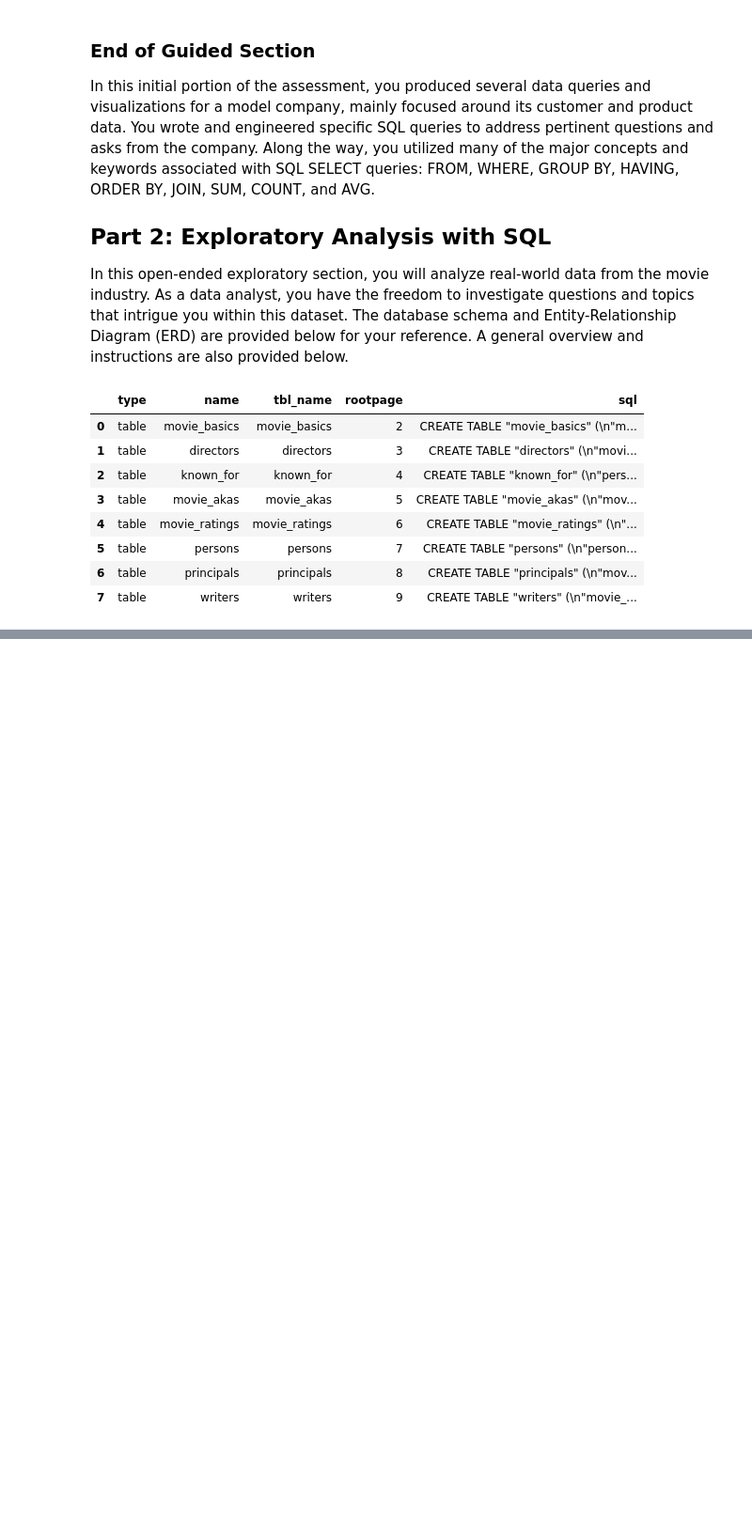
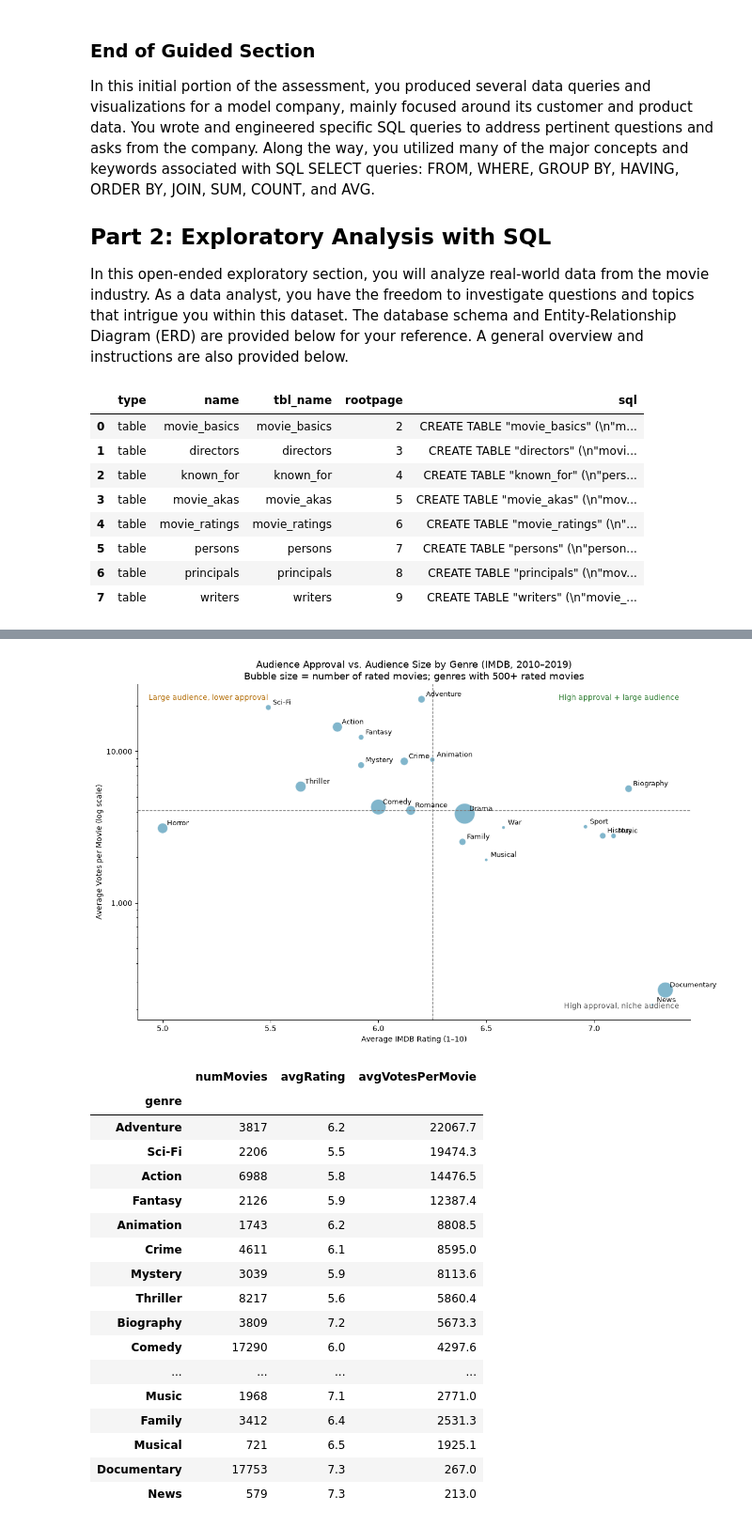
Before and after one commit to AtTieFighter23/dsc-sql-summative-lab, a Jupyter notebook: SQLSummativeLab.ipynb, the cells around one changed output, grey strips where cells are left out. Shown at 94% size. Drawn from its saved outputs; the diff is of its cells as text; code cells hidden in the pictures; blank space fills up the shorter version.

Commit message:
Part 2 exploration, business question, cleaning tasks

```diff
--- a/SQLSummativeLab.ipynb
+++ b/SQLSummativeLab.ipynb
@@ -556,0 +672,51 @@ None
+# %%
+# Business question visual: approval (rating) vs. audience size (votes per movie) by genre
+plot_df = genre_stats[genre_stats['numMovies'] >= 500].copy()
+plot_df['avgVotesPerMovie'] = plot_df['totalVotes'] / plot_df['numMovies']
+
+fig, ax = plt.subplots(figsize=(12, 7.5))
+ax.scatter(plot_df['avgRating'], plot_df['avgVotesPerMovie'],
+           s=plot_df['numMovies'] / 40, alpha=0.6, color='#2E86AB', edgecolor='white')
+for genre, row in plot_df.iterrows():
+    ax.annotate(genre, (row['avgRating'], row['avgVotesPerMovie']),
+                xytext=(6, 4), textcoords='offset points', fontsize=9)
+
+# Median lines split the chart into four quadrants
+x_med, y_med = plot_df['avgRating'].median(), plot_df['avgVotesPerMovie'].median()
+ax.axvline(x_med, color='grey', linestyle='--', linewidth=1)
+ax.axhline(y_med, color='grey', linestyle='--', linewidth=1)
+ax.text(0.98, 0.97, 'High approval + large audience', transform=ax.transAxes, ha='right', va='top', color='#2E7D32', fontsize=10)
+ax.text(0.02, 0.97, 'Large audience, lower approval', transform=ax.transAxes, ha='left', va='top', color='#B26A00', fontsize=10)
+ax.text(0.98, 0.03, 'High approval, niche audience', transform=ax.transAxes, ha='right', va='bottom', color='#555555', fontsize=10)
+
+ax.set_yscale('log')
+ax.yaxis.set_major_formatter(plt.FuncFormatter(lambda y, _: f'{y:,.0f}'))
+ax.set_title('Audience Approval vs. Audience Size by Genre (IMDB, 2010–2019)\n'
+             'Bubble size = number of rated movies; genres with 500+ rated movies', fontsize=13)
+ax.set_xlabel('Average IMDB Rating (1–10)')
+ax.set_ylabel('Average Votes per Movie (log scale)')
+ax.spines[['top', 'right']].set_visible(False)
+plt.tight_layout()
+plt.show()
+
+plot_df.sort_values('avgVotesPerMovie', ascending=False)[['numMovies', 'avgRating', 'avgVotesPerMovie']].round(1)
+# %% [output]
+[figure, added]
+|  | numMovies | avgRating | avgVotesPerMovie |
+| genre |  |  |  |
+| Adventure | 3817 | 6.2 | 22067.7 |
+| Sci-Fi | 2206 | 5.5 | 19474.3 |
+| Action | 6988 | 5.8 | 14476.5 |
+| Fantasy | 2126 | 5.9 | 12387.4 |
+| Animation | 1743 | 6.2 | 8808.5 |
+| Crime | 4611 | 6.1 | 8595.0 |
+| Mystery | 3039 | 5.9 | 8113.6 |
+| Thriller | 8217 | 5.6 | 5860.4 |
+| Biography | 3809 | 7.2 | 5673.3 |
+| Comedy | 17290 | 6.0 | 4297.6 |
+| ... | ... | ... | ... |
+| Music | 1968 | 7.1 | 2771.0 |
+| Family | 3412 | 6.4 | 2531.3 |
+| Musical | 721 | 6.5 | 1925.1 |
+| Documentary | 17753 | 7.3 | 267.0 |
+| News | 579 | 7.3 | 213.0 |
```
Also changed, not shown: parts of 10 cells of this notebook.
